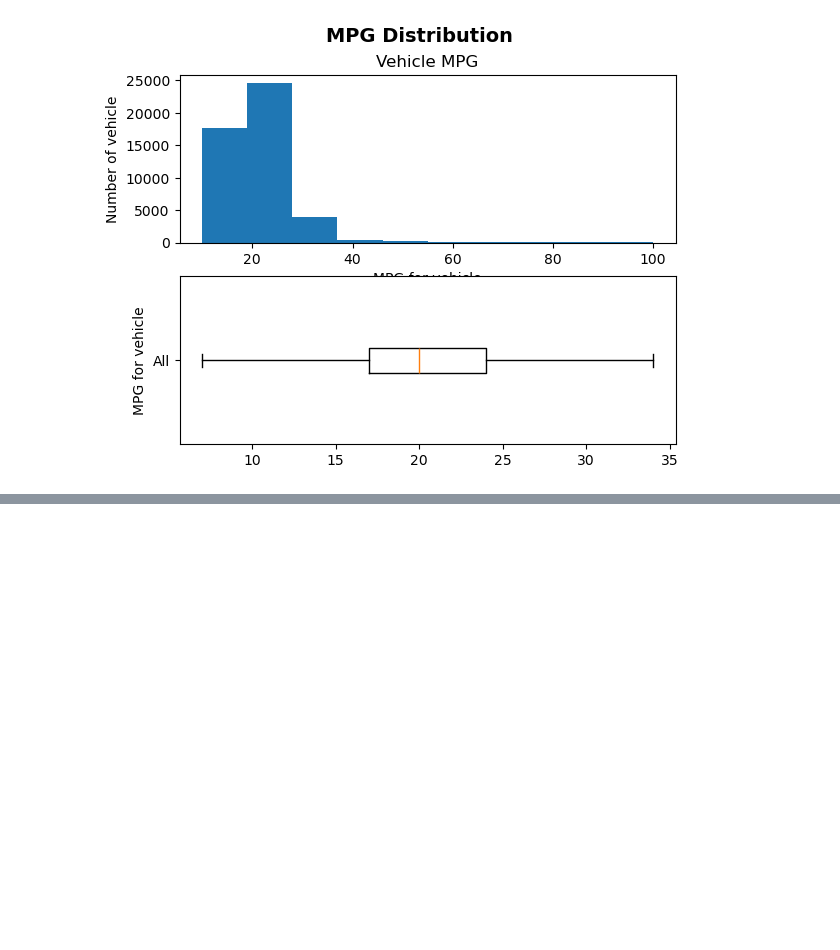
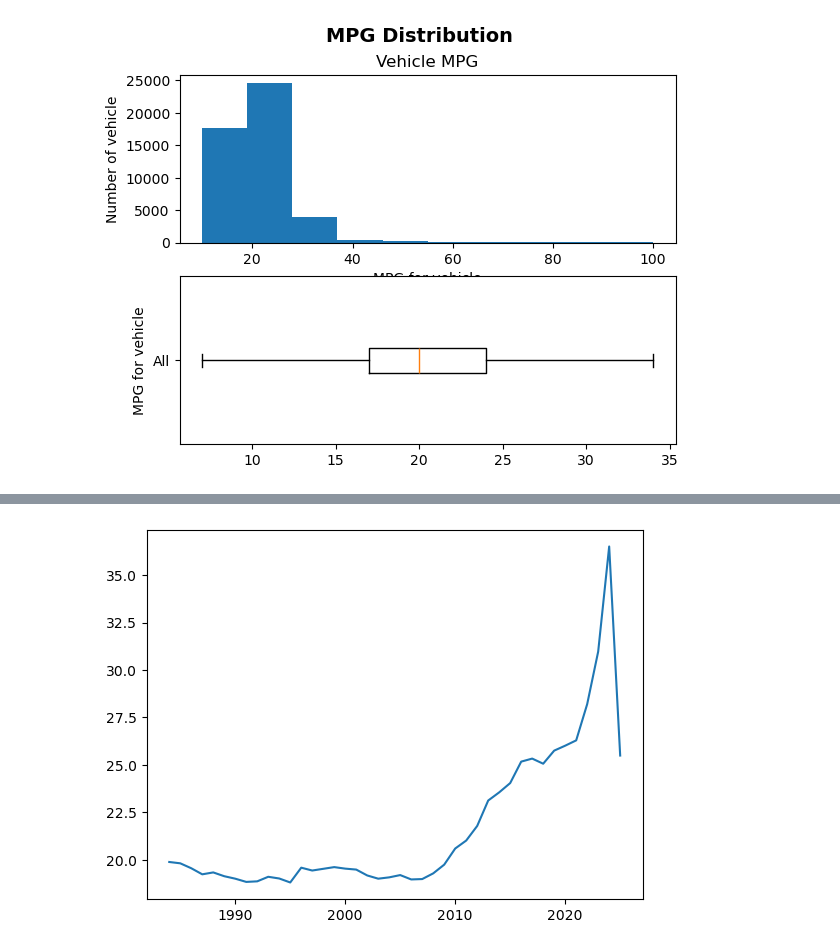
Before and after one commit to BeziKaviani/data-science-ml-learning-path, a Jupyter notebook: 04-data-visualization/visuallization.ipynb, the cells around one changed output, grey strips where cells are left out. Drawn from its saved outputs; the diff is of its cells as text; code cells hidden in the pictures; blank space fills up the shorter version.

```diff
--- a/04-data-visualization/visuallization.ipynb
+++ b/04-data-visualization/visuallization.ipynb
@@ -174,0 +175,3 @@ Text(0.5, 0.98, 'MPG Distribution')
+# %%
+avg_by_year = df.groupby(['year'],as_index=False).agg({'comb08':'mean'}).round(2)
+avg_by_year
@@ -174,0 +196,5 @@ Text(0.5, 0.98, 'MPG Distribution')
+# %%
+fig, ax = plt.subplots()
+ax.plot(avg_by_year['year'], avg_by_year['comb08']);
+# %% [output]
+[figure, added]
```
Also changed, not shown: parts of 2 cells of this notebook.
